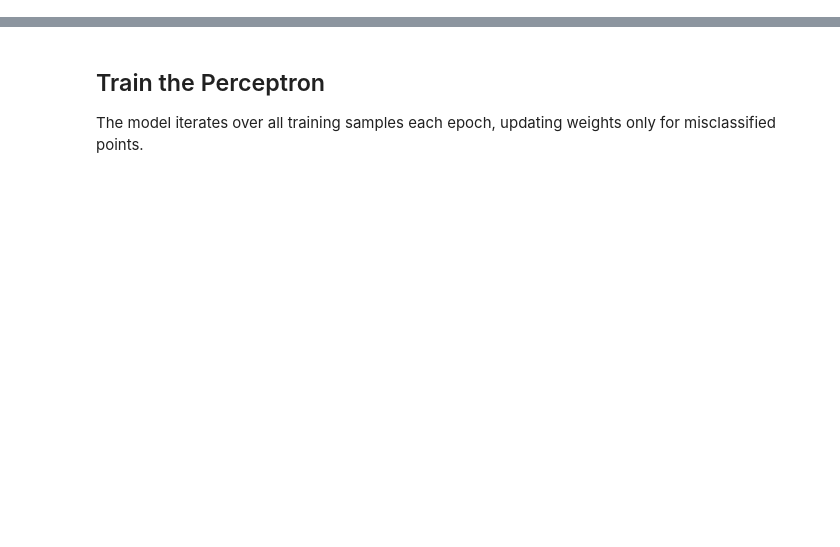
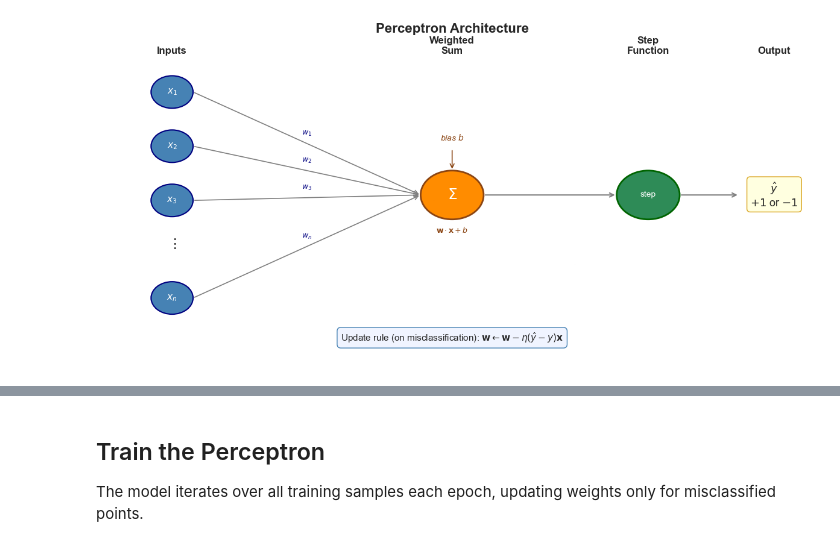
Before and after one commit to GraceYang9127/CMOR438Final, a Jupyter notebook: examples/Supervised Learning/Perceptron/perceptron.ipynb, the cells around one changed output, grey strips where cells are left out. Drawn from its saved outputs; the diff is of its cells as text; code cells hidden in the pictures; blank space fills up the shorter version.

Commit message:
update NN, perceptron, and regression tree notebooks

```diff
--- a/examples/Supervised Learning/Perceptron/perceptron.ipynb
+++ b/examples/Supervised Learning/Perceptron/perceptron.ipynb
@@ -58,3 +203,77 @@ print(f'Class distribution: {dict(zip(*np.unique(y, return_counts=True)))}')
+# %%
+# Diagram: Perceptron architecture
+fig, ax = plt.subplots(figsize=(12, 6))
+ax.set_xlim(0, 10)
+ax.set_ylim(0, 6)
+ax.axis('off')
+ax.set_facecolor('white')
+
+# Input nodes
+input_labels = ['$x_1$', '$x_2$', '$x_3$', '$\\vdots$', '$x_n$']
+input_y = [5.0, 4.0, 3.0, 2.2, 1.2]
+for yl, lab in zip(input_y, input_labels):
+    if lab == '$\\vdots$':
+        ax.text(1.0, yl, lab, ha='center', va='center', fontsize=16)
+    else:
+        circ = plt.Circle((1.0, yl), 0.3, color='steelblue', ec='navy', lw=1.5, zorder=3)
+        ax.add_patch(circ)
+        ax.text(1.0, yl, lab, ha='center', va='center', fontsize=11, color='white', zorder=4)
+
+# Weighted sum node
+sum_circ = plt.Circle((5.0, 3.1), 0.45, color='darkorange', ec='saddlebrown', lw=2, zorder=3)
+ax.add_patch(sum_circ)
+ax.text(5.0, 3.1, r'$\Sigma$', ha='center', va='center', fontsize=18, color='white', zorder=4)
+ax.text(5.0, 2.45, r'$\mathbf{w}\cdot\mathbf{x}+b$', ha='center', va='center', fontsize=9, color='saddlebrown')
+
+# Step function node
+step_circ = plt.Circle((7.8, 3.1), 0.45, color='seagreen', ec='darkgreen', lw=2, zorder=3)
+ax.add_patch(step_circ)
+ax.text(7.8, 3.1, 'step', ha='center', va='center', fontsize=10, color='white', zorder=4)
+
+# Output
+ax.text(9.6, 3.1, '$\\hat{y}$\n$+1$ or $-1$', ha='center', va='center', fontsize=13,
+        bbox=dict(boxstyle='round,pad=0.3', fc='lightyellow', ec='goldenrod'))
+
+# Arrows from inputs to sum
+weight_labels = ['$w_1$', '$w_2$', '$w_3$', '', '$w_n$']
+for yl, lab in zip(input_y, weight_labels):
+    if lab:
+        ax.annotate('', xy=(4.55, 3.1), xytext=(1.3, yl),
+                    arrowprops=dict(arrowstyle='->', color='gray', lw=1.2))
+        mx, my = (1.3 + 4.55) / 2, (yl + 3.1) / 2
+        ax.text(mx, my + 0.15, lab, ha='center', fontsize=9, color='navy')
+
+# Arrow sum to step
+ax.annotate('', xy=(7.35, 3.1), xytext=(5.45, 3.1),
+            arrowprops=dict(arrowstyle='->', color='gray', lw=1.5))
+
+# Arrow step to output
+ax.annotate('', xy=(9.1, 3.1), xytext=(8.25, 3.1),
+            arrowprops=dict(arrowstyle='->', color='gray', lw=1.5))
+
+# Bias label
+ax.text(5.0, 4.1, 'bias $b$', ha='center', fontsize=10, color='saddlebrown',
+        style='italic')
+ax.annotate('', xy=(5.0, 3.55), xytext=(5.0, 3.95),
+            arrowprops=dict(arrowstyle='->', color='saddlebrown', lw=1.2))
+
+# Section labels
+ax.text(1.0, 5.7, 'Inputs', ha='center', fontsize=12, fontweight='bold')
+ax.text(5.0, 5.7, 'Weighted\nSum', ha='center', fontsize=12, fontweight='bold')
+ax.text(7.8, 5.7, 'Step\nFunction', ha='center', fontsize=12, fontweight='bold')
+ax.text(9.6, 5.7, 'Output', ha='center', fontsize=12, fontweight='bold')
+
+# Update rule annotation
+ax.text(5.0, 0.4,
+        r'Update rule (on misclassification): $\mathbf{w} \leftarrow \mathbf{w} - \eta(\hat{y} - y)\mathbf{x}$',
+        ha='center', fontsize=11,
+        bbox=dict(boxstyle='round,pad=0.4', fc='#f0f4ff', ec='steelblue'))
+
+plt.title('Perceptron Architecture', fontsize=16, fontweight='bold')
+plt.tight_layout()
+plt.show()
+# %% [output]
+[figure, added]
 # %%
 scaler = StandardScaler()
 X_scaled = scaler.fit_transform(X)
```
Also changed, not shown: parts of 12 cells of this notebook, 2 other files.
